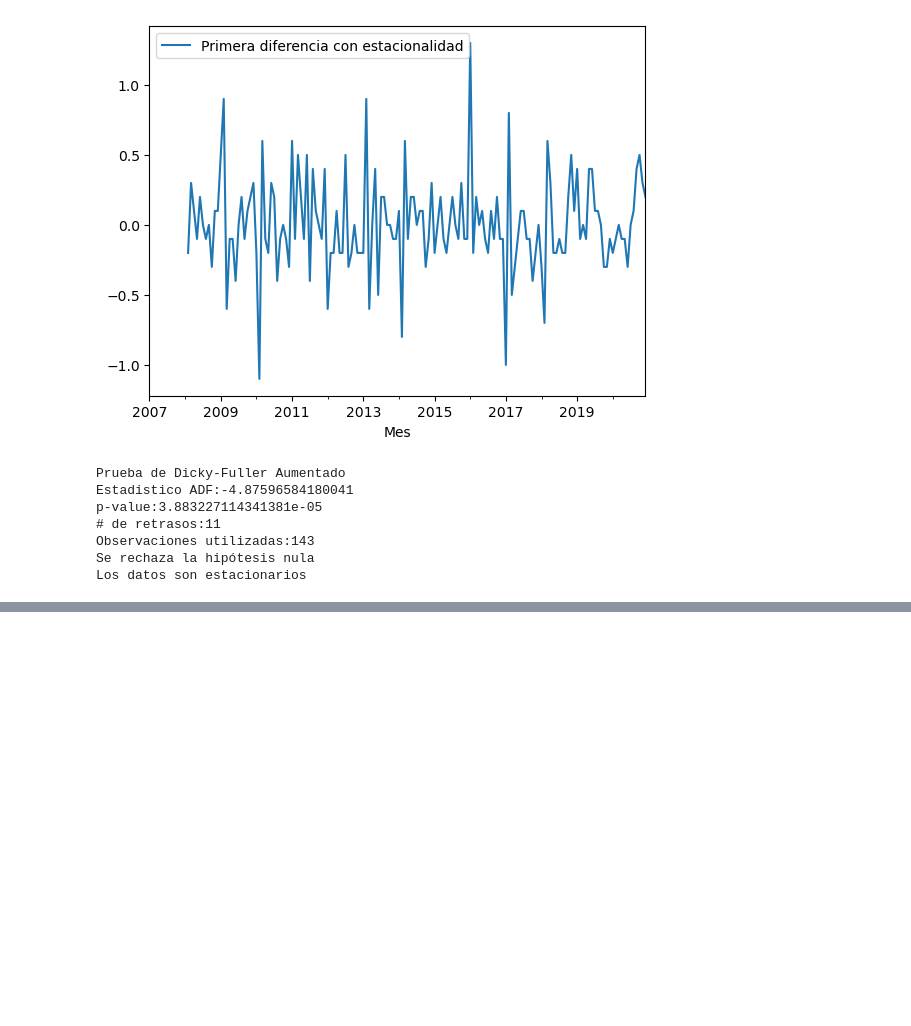
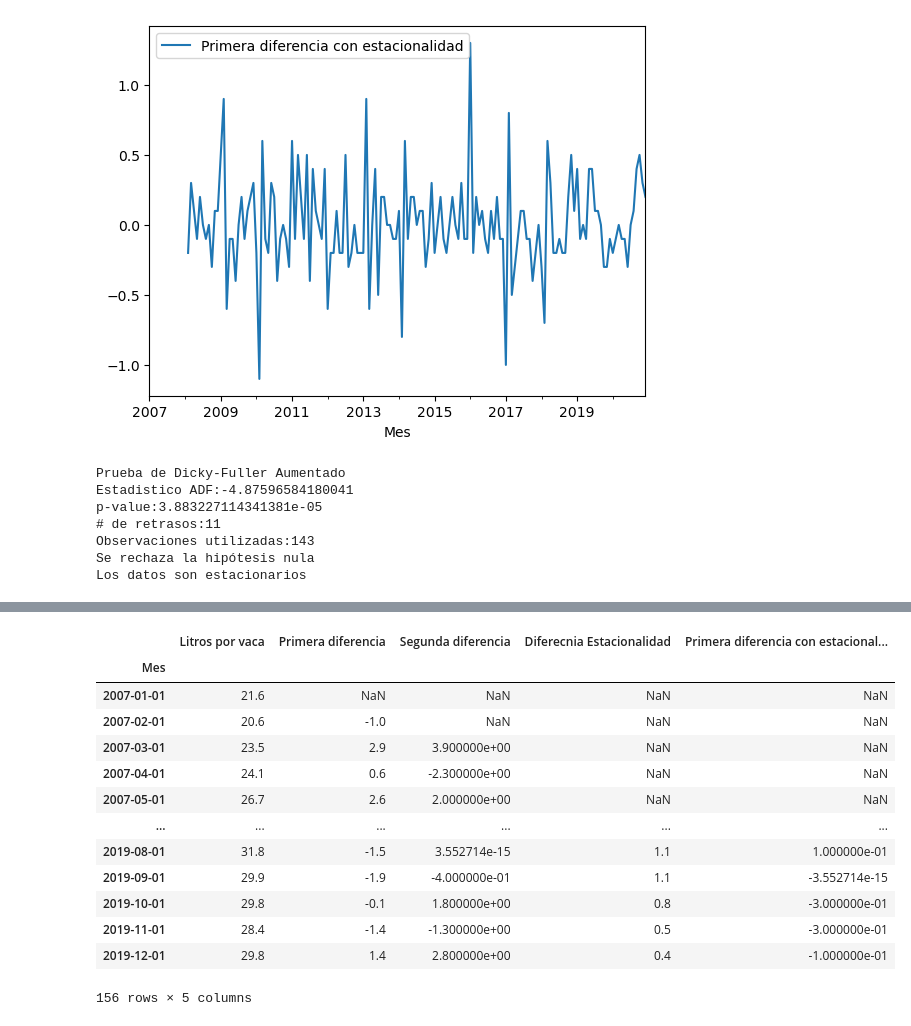
Before and after one commit to dparedes616/Series-de-Tiempo, a Jupyter notebook: Proyectos/Hacienda_el_Jobo.ipynb, the cells around one changed output, grey strips where cells are left out. Saved outputs shown, nothing was run; the diff lists cells and outputs as text; code cells hidden in the pictures; blank space fills up the shorter version.

```diff
--- a/Proyectos/Hacienda_el_Jobo.ipynb
+++ b/Proyectos/Hacienda_el_Jobo.ipynb
@@ -282,0 +302,18 @@ Los datos son estacionarios
+# %%
+df_train = df_proyecto[0:156]
+df_train
+# %% [output]
+|  | Litros por vaca | Primera diferencia | Segunda diferencia | Diferecnia Estacionalidad | Primera diferencia con estacional... |
+| Mes |  |  |  |  |  |
+| 2007-01-01 | 21.6 | NaN | NaN | NaN | NaN |
+| 2007-02-01 | 20.6 | -1.0 | NaN | NaN | NaN |
+| 2007-03-01 | 23.5 | 2.9 | 3.900000e+00 | NaN | NaN |
+| 2007-04-01 | 24.1 | 0.6 | -2.300000e+00 | NaN | NaN |
+| 2007-05-01 | 26.7 | 2.6 | 2.000000e+00 | NaN | NaN |
+| ... | ... | ... | ... | ... | ... |
+| 2019-08-01 | 31.8 | -1.5 | 3.552714e-15 | 1.1 | 1.000000e-01 |
+| 2019-09-01 | 29.9 | -1.9 | -4.000000e-01 | 1.1 | -3.552714e-15 |
+| 2019-10-01 | 29.8 | -0.1 | 1.800000e+00 | 0.8 | -3.000000e-01 |
+| 2019-11-01 | 28.4 | -1.4 | -1.300000e+00 | 0.5 | -3.000000e-01 |
+| 2019-12-01 | 29.8 | 1.4 | 2.800000e+00 | 0.4 | -1.000000e-01 |
+156 rows × 5 columns
```
Also changed, not shown: parts of 3 cells of this notebook.
